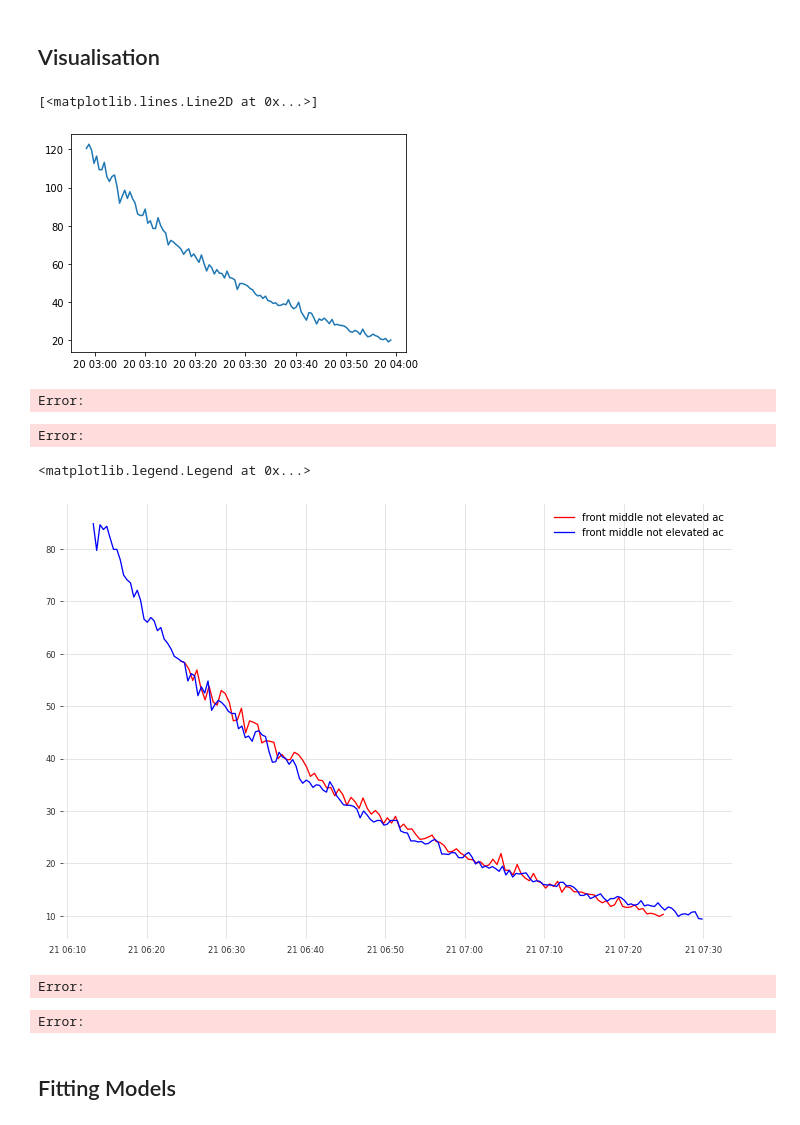
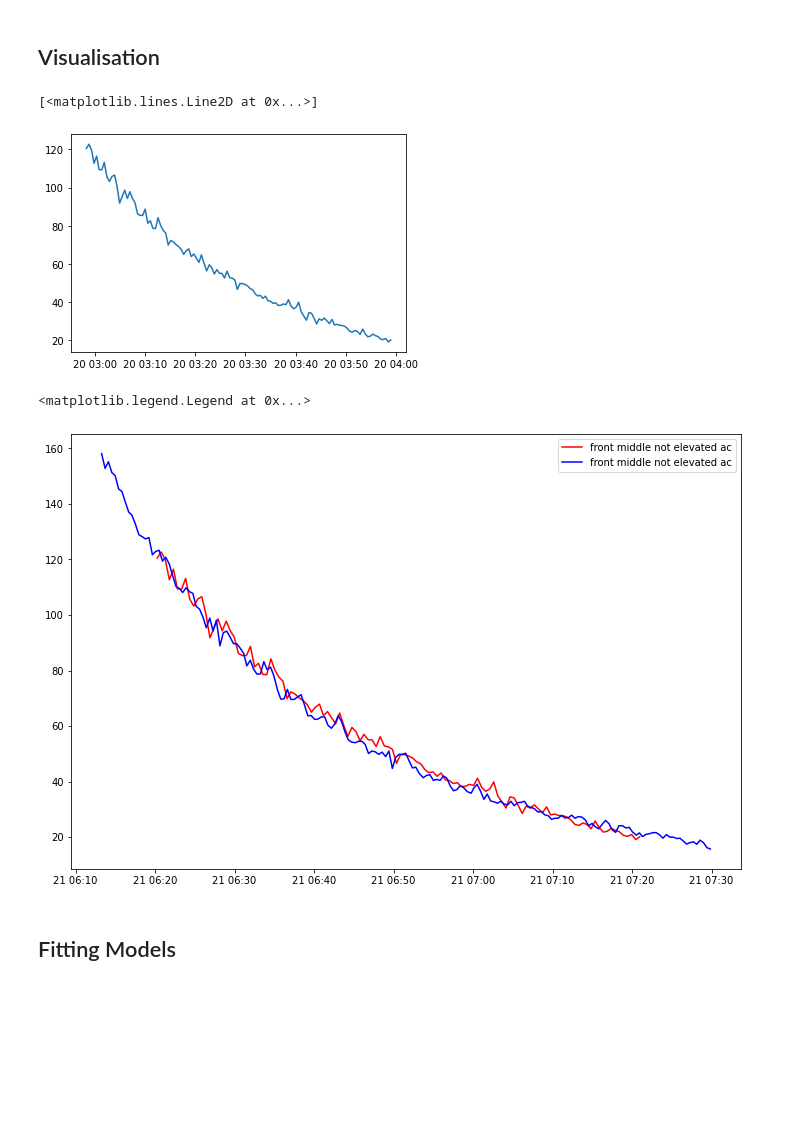
Before and after one commit to yuyouyou032/ph11, a Jupyter notebook: data/analysis.ipynb, the cells around one changed output. Drawn from its saved outputs; the diff is of its cells as text; code cells hidden in the pictures; blank space fills up the shorter version.

Commit message:
finished up curve fitting data collating

```diff
--- a/data/analysis.ipynb
+++ b/data/analysis.ipynb
@@ -217,9 +212,0 @@ Error:
-# %%
-
-exp7_pm10_posA = extract('data/pm10-20221223-1309.csv', (2022, 12, 20, 11, 59), (2022, 12, 20, 13, 0))
-exp7_pm10_posB = extract('data/pm10B-20221223-1310.csv', (2022, 12, 20, 11, 59), (2022, 12, 20, 13, 0))
-exp7_pm10_posC = extract('data/pm10-20221223-1312.csv', (2022, 12, 20, 11, 59), (2022, 12, 20, 13, 0))
-
-exp7_pm25_posA = extract('data/pm25-20221223-1310.csv', (2022, 12, 20, 11, 59), (2022, 12, 20, 13, 0))
-exp7_pm25_posB = extract('data/pm25B-20221223-1311.csv', (2022, 12, 20, 11, 59), (2022, 12, 20, 13, 0))
-exp7_pm25_posC = extract('data/pm25-20221223-1313.csv', (2022, 12, 20, 11, 59), (2022, 12, 20, 13, 0))
@@ -434,20 +399,16 @@ plt.plot(exp7_pm10_posB.created_at+pd.Timedelta(minutes=-61), exp7_pm10_posB['va
 # %% [output]
 [<matplotlib.lines.Line2D at 0x...>]
 [figure]
-Error:
-Error:
 # %%
 # plt.plot(exp13_pm25_posA.created_at, exp13_pm25_posA['value'],'r')
 plt.figure(figsize=(12, 8))
-plt.plot(exp7_pm10_posB.created_at+pd.Timedelta(days=1)+pd.Timedelta(minutes=145), exp7_pm25_posB['value'], 'r', label="front middle not elevated ac")
-plt.plot(exp14_pm10_posB.created_at, exp14_pm25_posB['value'], 'b', label="front middle not elevated ac")
+plt.plot(exp7_pm10_posB.created_at+pd.Timedelta(days=1)+pd.Timedelta(minutes=141), exp7_pm10_posB['value'], 'r', label="front middle not elevated ac")
+plt.plot(exp14_pm10_posB.created_at, exp14_pm10_posB['value'], 'b', label="front middle not elevated ac")
 # plt.plot(exp13_pm10_posA.created_at+pd.Timedelta(minutes=75), exp13_pm10_posA['value'],'g', label ="middle elevated ac")
 plt.legend(loc='upper right')
 # %% [output]
 <matplotlib.legend.Legend at 0x...>
-[figure, old version]
+[figure, new version]
-Error:
-Error:
 # %% [markdown]
 ## Fitting Models
 # %% [markdown]
```
Also changed, not shown: parts of 27 cells of this notebook, 2 other files.
